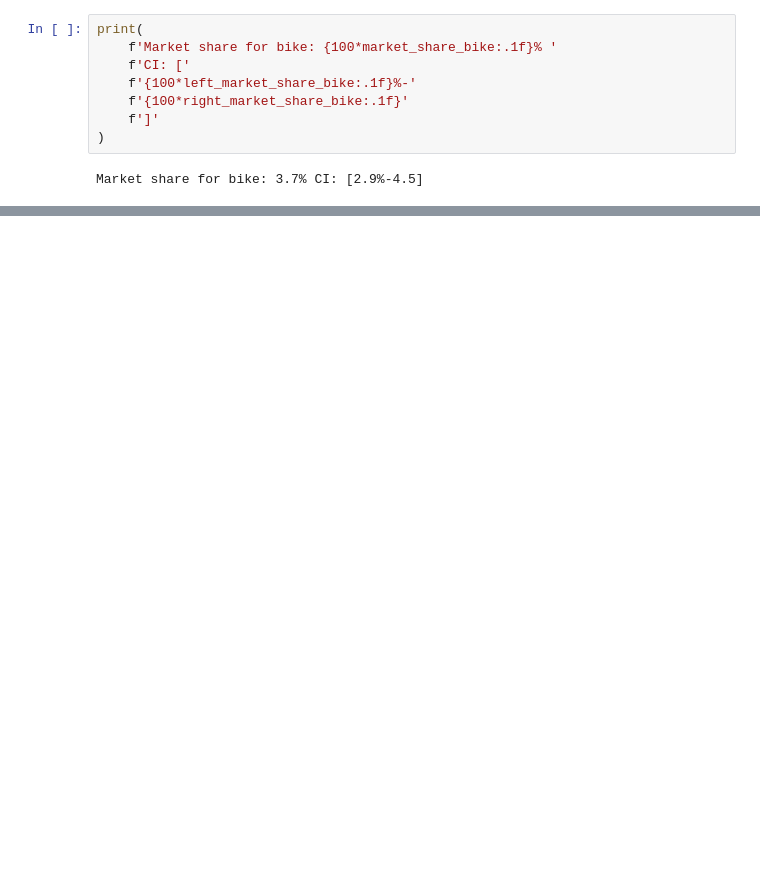
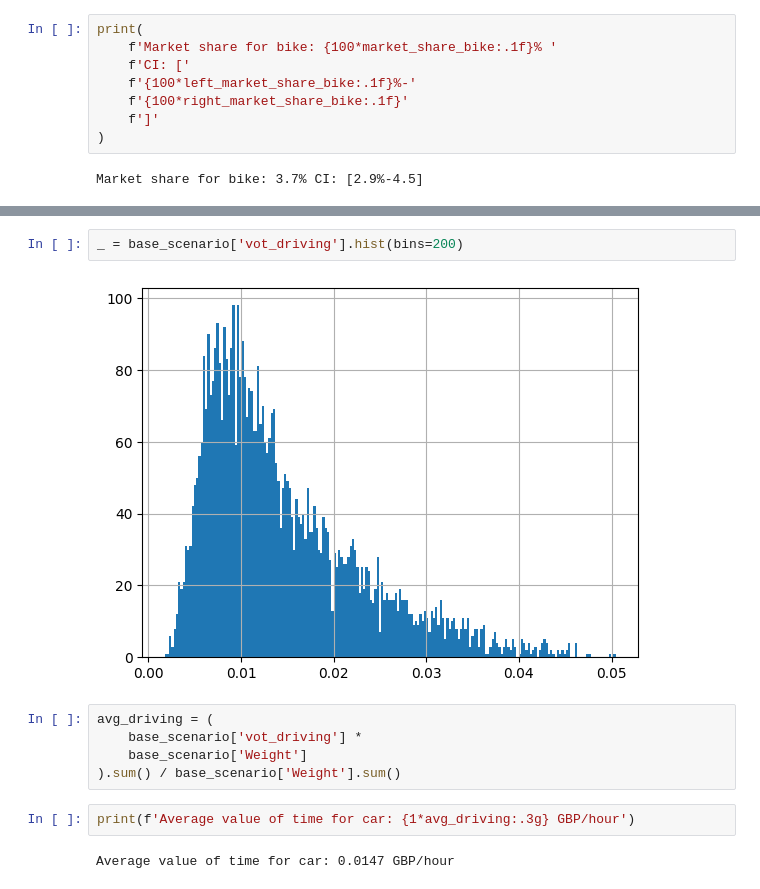
Before and after one commit to GAnagno/Choice, a Jupyter notebook: assignment.ipynb, the cells around one changed output, grey strips where cells are left out. Cells and saved outputs as stored; diff of their text form; blank space fills up the shorter version.

```diff
--- a/assignment.ipynb
+++ b/assignment.ipynb
@@ -1044,0 +1079,13 @@ simulated_scenario['Total revenue'].sum()
+# %%
+_ = base_scenario['vot_driving'].hist(bins=200)
+# %% [output]
+[figure, added]
+# %%
+avg_driving = (
+    base_scenario['vot_driving'] *
+    base_scenario['Weight']
+).sum() / base_scenario['Weight'].sum()
+# %%
+print(f'Average value of time for car: {1*avg_driving:.3g} GBP/hour')
+# %% [output]
+Average value of time for car: 0.0147 GBP/hour
```
Also changed, not shown: parts of 49 cells of this notebook.
